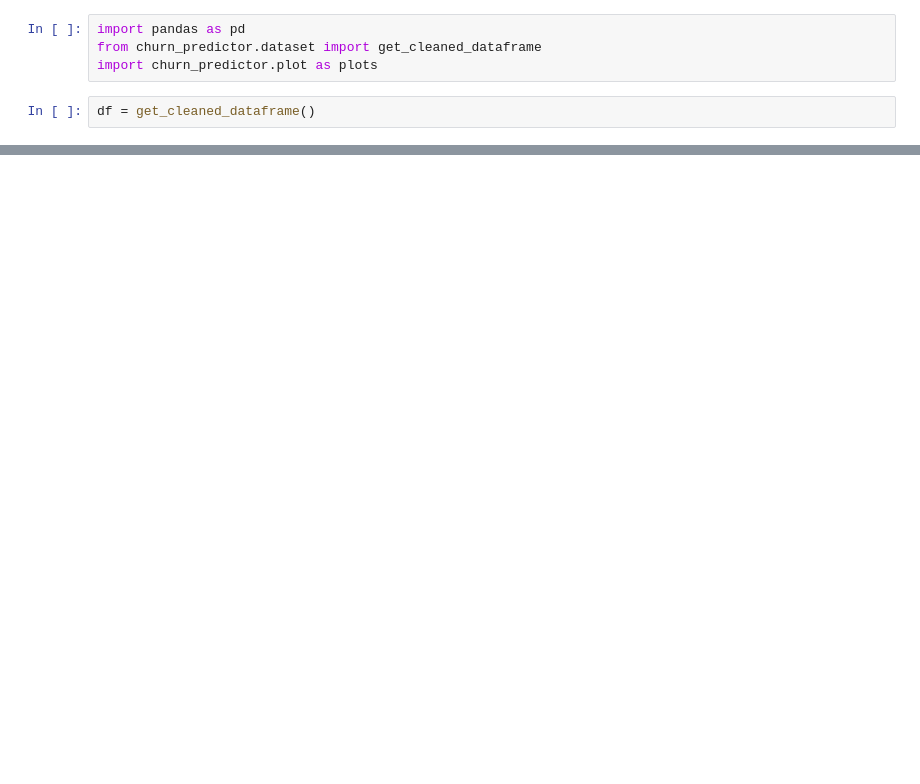
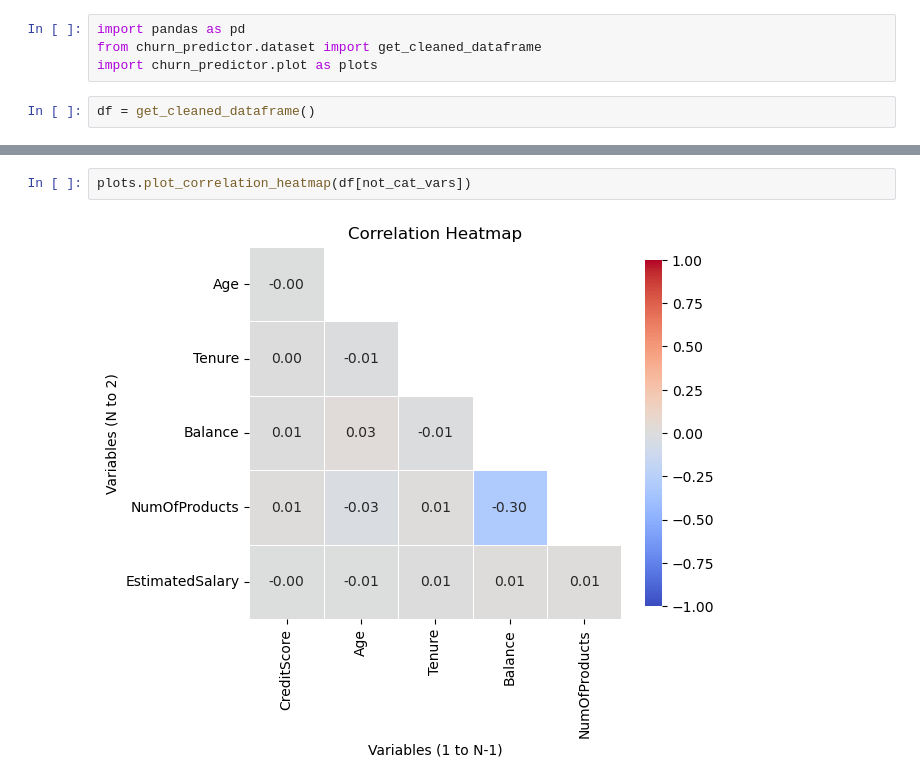
Before and after one commit to davexat/Customer_Churn_Predictor, a Jupyter notebook: notebooks/2.0_dsb_data_exploration.ipynb, the cells around one changed output, grey strips where cells are left out. Drawn from its saved outputs; the diff is of its cells as text; blank space fills up the shorter version.

```diff
--- a/notebooks/2.0_dsb_data_exploration.ipynb
+++ b/notebooks/2.0_dsb_data_exploration.ipynb
@@ -25,0 +36,4 @@ df
+# %%
+plots.plot_correlation_heatmap(df[not_cat_vars])
+# %% [output]
+[figure, added]
```
Also changed, not shown: parts of 4 cells of this notebook, 2 other files.
